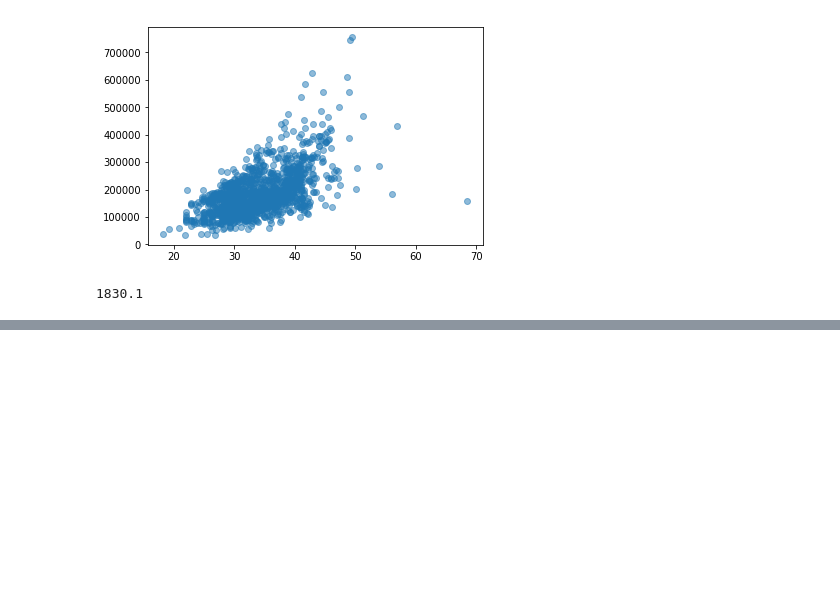
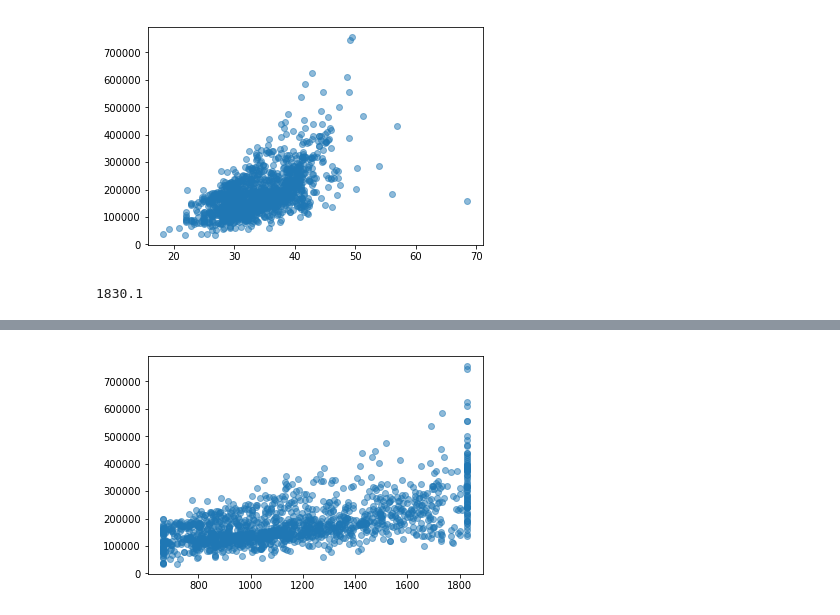
Before and after one commit to divayjindal95/DataScience, a Jupyter notebook: house-prices-advanced-regression-techniques/scripts/eda1.ipynb, the cells around one changed output, grey strips where cells are left out. Cells and saved outputs as stored; diff of their text form; code cells hidden in the pictures; blank space fills up the shorter version.

```diff
--- a/house-prices-advanced-regression-techniques/scripts/eda1.ipynb
+++ b/house-prices-advanced-regression-techniques/scripts/eda1.ipynb
@@ -203,2 +216,2 @@ data['1stFlrSF'].quantile(0.95)
 # %%
-data['1stFlrSF'].clip()
+data['1stFlrSFClipped']=data['1stFlrSF'].clip(665,1830)
@@ -206,0 +241,5 @@ TypeError: unorderable types: str() >= int()
+# %%
+plt.scatter(data['1stFlrSFClipped'],data['SalePrice'],alpha=0.5)
+plt.show()
+# %% [output]
+[figure, added]
```
Also changed, not shown: parts of 17 cells of this notebook.
